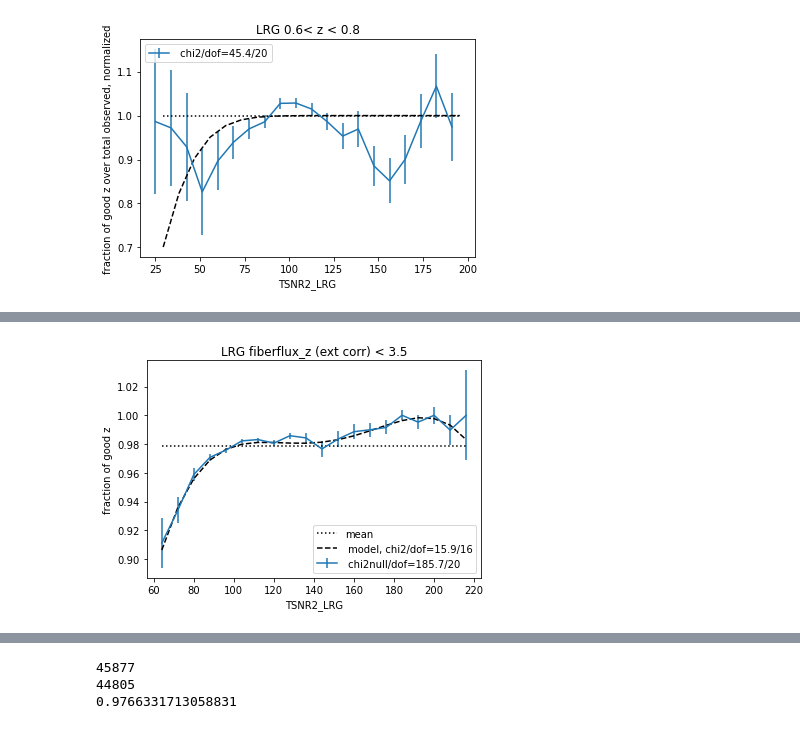
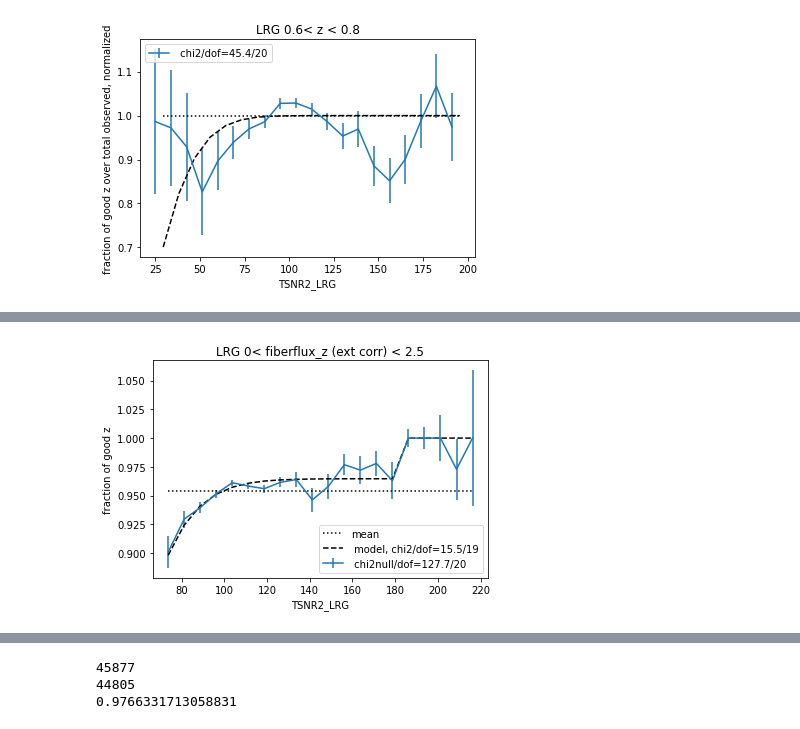
Before and after one commit to desihub/LSS, a Jupyter notebook: Sandbox/SV3LRG.ipynb, the cells around one changed output, grey strips where cells are left out. Cells and saved outputs as stored; diff of their text form; code cells hidden in the pictures.

```diff
--- a/Sandbox/SV3LRG.ipynb
+++ b/Sandbox/SV3LRG.ipynb
@@ -545,7 +1061,7 @@ efac = 1#8.60
 wa = ff['LOCATION_ASSIGNED'] == 1
 wa &= ff['FIBERSTATUS'] == 0
 wa &= ff['TSNR2_LRG'] != 1e20
-wgh = wa & (ff['ZWARN'] == 0)
+wgh = wa & (ff['ZWARN'] == 0) & (ff['DELTACHI2'] > 16)
 print(len(ff[wa]))
 #wgh &= ff['Z'] > zmin
 #wgh &= ff['Z'] < zmax
@@ -554,7 +1070,7 @@ print(len(ff[wgh]))
 ffo = ff[wa]
 ffz = ff[wgh]
 print(len(ffz)/len(ffo))
-rng = (60,220)
+rng = (70,150)
 nb = 20
 bs = (rng[1]-rng[0])/nb
 a = np.histogram(ffz['TSNR2_LRG'],bins=nb,range=rng)
@@ -571,21 +1087,21 @@ el = np.sqrt(varl)/b[0]#/fr
 
 vs = a[1][:-1]+bs/2.
 ol = np.ones(len(vs))#*0.74
-deg = 4
-coeff = np.polyfit(vs,1-dl,deg,w=1/el)
-#em = erf((vs)/50)*.975
-em = np.zeros(len(vs))
-for i in range(0,deg+1):
-    em += coeff[i]*vs**(deg-i)
+deg = 1
+#coeff = np.polyfit(vs**.5,1-dl,deg,w=1/el)
+em = erf((vs-25)/30)*.986
+#em = np.zeros(len(vs))
+#for i in range(0,deg+1):
+#    em += coeff[i]*vs**(.5*(deg-i))
 #em = coeff[0]*vs**4+coeff[1]*vs**3+coeff[2]*vs**2.+coeff[3]*vs +coeff[4]
 chi2null = np.sum((dl-fr)**2./el**2.)
-chi2m = np.sum((dl+em-1)**2./el**2.)
+chi2m = np.sum((dl-em)**2./el**2.)
 plt.errorbar(a[1][:-1]*efac+bs/2.,dl,el,label=' chi2null/dof='+str(round(chi2null,1))+'/'+str(nb))#,fmt='ko')
 
 
 ol = np.ones(len(vs))*fr#*0.54
 plt.plot(vs*efac,ol,'k:',label='mean')
-plt.plot(vs*efac,1-em,'k--',label=' model, chi2/dof='+str(round(chi2m,1))+'/'+str(nb-deg))
+plt.plot(vs*efac,em,'k--',label=' model, chi2/dof='+str(round(chi2m,1))+'/'+str(nb-deg))
 plt.title('SV3 LRG ')
 plt.xlabel('TSNR2_LRG')
 plt.ylabel('fraction of good z')
@@ -599,20 +1187,25 @@ plt.show()
 # %%
 efac = 1#8.60
-nl = [0,1]
+fs = [0,2.5,3.2,4.5,7.2]
+
 #for fr,reg in zip(frl,regl):
-for c in nl:
+#for c in nl:
+cs = []
+mfs = []
+for i in range(0,len(fs)):
     wa = ff['LOCATION_ASSIGNED'] == 1
     wa &= ff['FIBERSTATUS'] == 0
     wa &= ff['TSNR2_LRG'] != 1e20
-    fx = 3.5
-    if c == 0:
-        wa &= fibfluxz < fx
-        ef = 2
-    if c == 1:
-        wa &= fibfluxz > fx
-        ef = 0.22
+    fm = fs[i]
+
+    if i == len(fs)-1:
+        fx = 100
+    else:
+        fx = fs[i+1]
+    wa &= (fibfluxz < fx)
+    wa &= (fibfluxz > fm)
     #wa &= ff['PHOTSYS'] == reg
-    wgh = wa & (ff['ZWARN'] == 0)
+    wgh = wa & (ff['ZWARN'] == 0) & (ff['DELTACHI2'] > 16)
     print(len(ff[wa]))
     #wgh &= ff['Z'] > zmin
     #wgh &= ff['Z'] < zmax
@@ -621,7 +1214,7 @@ for c in nl:
     ffo = ff[wa]
     ffz = ff[wgh]
     print(len(ffz)/len(ffo))
-    rng = (60,220)
+    rng = (70,220)
     nb = 20
     bs = (rng[1]-rng[0])/nb
     a = np.histogram(ffz['TSNR2_LRG'],bins=nb,range=rng)
@@ -645,18 +1238,37 @@ for c in nl:
     #for i in range(0,deg+1):
     #    em += coeff[i]*vs**(deg-i)
     #em = coeff[0]*vs**4+coeff[1]*vs**3+coeff[2]*vs**2.+coeff[3]*vs +coeff[4]
+    efi = 0
+    chi2min = 1000
+    wv = vs > 180
+    while efi < 4:
+        emfi = 1. -(1.-em)*efi
+        emfi[wv] =1.
+        chi2i = np.sum((dl-emfi)**2./el**2.)
+        if chi2i < chi2min:
+            chi2min = chi2i
+            ef = efi
+        efi += 0.01
+    print(chi2min,ef)
+    cs.append(ef)
+    mfs.append(np.mean(fibfluxz[wa]))
+    emf = 1. -(1.-em)*ef
+
+    emf[wv] =1.
+    chi2m = np.sum((dl-emf)**2./el**2.)
     chi2null = np.sum((dl-fr)**2./el**2.)
-    chi2m = np.sum((dl+em*ef-1)**2./el**2.)
+
     plt.errorbar(a[1][:-1]*efac+bs/2.,dl,el,label=' chi2null/dof='+str(round(chi2null,1))+'/'+str(nb))#,fmt='ko')
 
 
     ol = np.ones(len(vs))*fr#*0.54
     plt.plot(vs*efac,ol,'k:',label='mean')
-    plt.plot(vs*efac,1-em*ef,'k--',label=' model, chi2/dof='+str(round(chi2m,1))+'/'+str(nb-deg))
-    if c == 0:
-        plt.title('LRG fiberflux_z (ext corr) < '+str(fx))
-    else:
-        plt.title('LRG fiberflux_z (ext corr) > '+str(fx))
+    plt.plot(vs*efac,emf,'k--',label=' model, chi2/dof='+str(round(chi2m,1))+'/'+str(nb-deg))
+    plt.title('LRG '+ str(fm)+'< fiberflux_z (ext corr) < '+str(fx))
+    #if c == 0:
+    #    plt.title('LRG fiberflux_z (ext corr) < '+str(fx))
+    #else:
+    #    plt.title('LRG fiberflux_z (ext corr) > '+str(fx))
     plt.xlabel('TSNR2_LRG')
     plt.ylabel('fraction of good z')
     plt.legend(loc='lower right')
@@ -668 +1281 @@ for c in nl:
-[figure, old version]
+[figure, new version]
```
Also changed, not shown: parts of 58 cells of this notebook.
